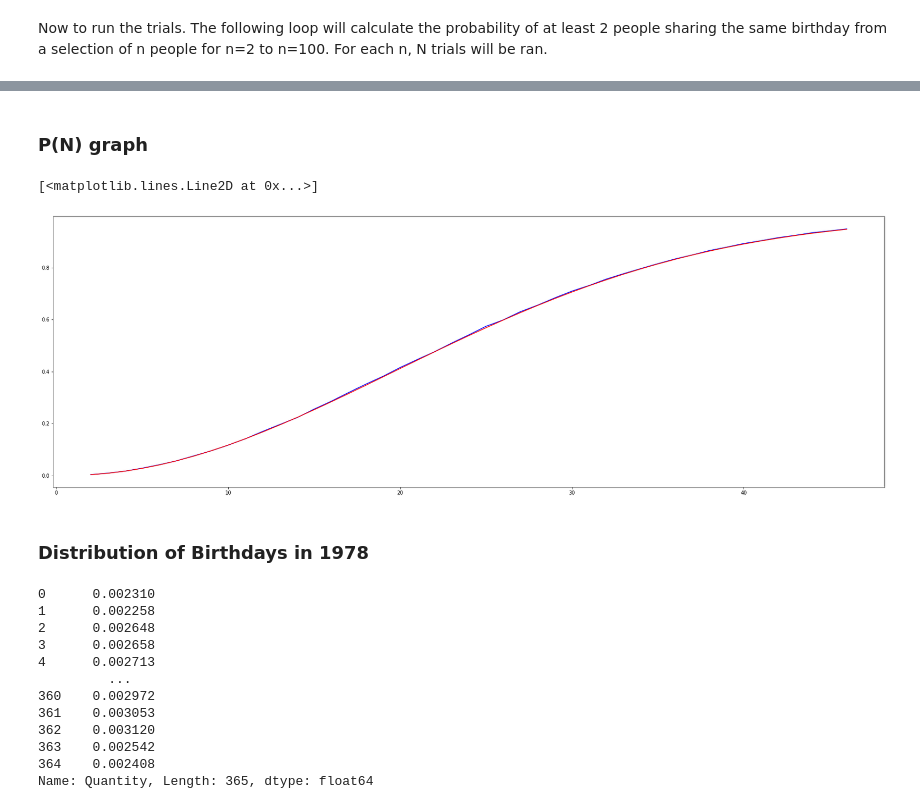
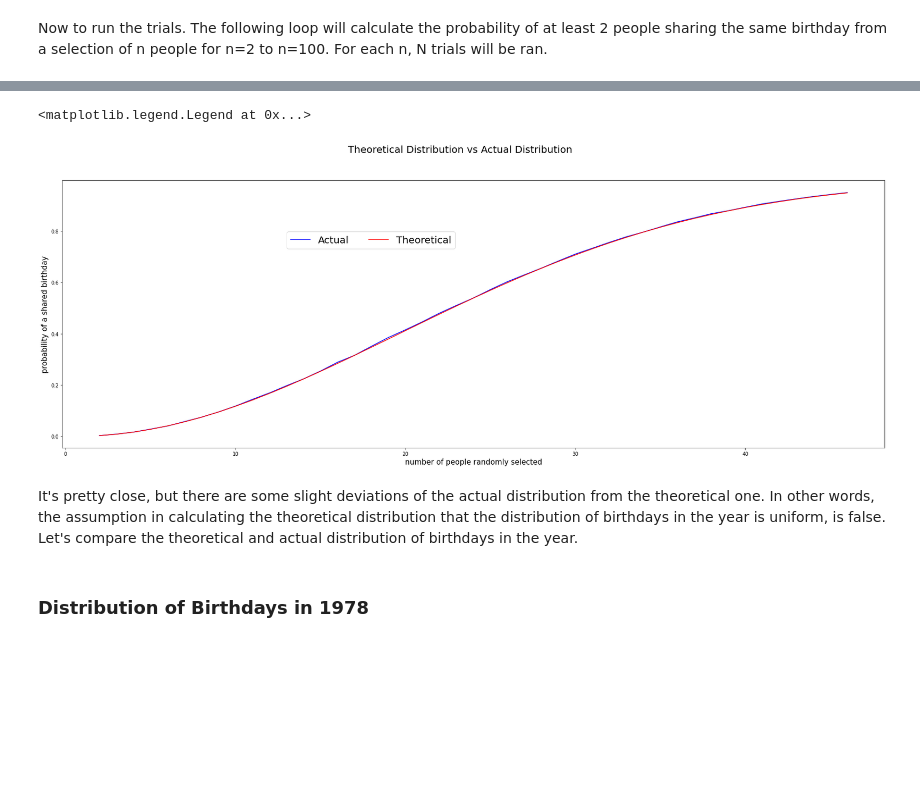
Before and after one commit to alvaro-pintado/alvaro-pintado.github.io, a Jupyter notebook: posts/E&P/TestingBdayParadox/BirthdayParadox.ipynb, the cells around one changed output, grey strips where cells are left out. Cells and saved outputs as stored; diff of their text form; code cells hidden in the pictures; blank space fills up the shorter version.

```diff
--- a/posts/E&P/TestingBdayParadox/BirthdayParadox.ipynb
+++ b/posts/E&P/TestingBdayParadox/BirthdayParadox.ipynb
@@ -105,29 +91,18 @@ plt.rcParams["figure.figsize"] = (30,10)
-# %% [markdown]
-### P(N) graph
 # %%
+plt.suptitle('Theoretical Distribution vs Actual Distribution', fontsize = 20)
+plt.xlabel('number of people randomly selected', fontsize = 15)
+plt.ylabel('probability of a shared birthday', fontsize = 15)
 plt.plot(x[:len(x)-53],dist[:len(dist)-53],'b')
 plt.plot(x[:len(x)-53],Dist[:len(Dist)-53], 'r')
+plt.figlegend( ('Actual', 'Theoretical'), bbox_to_anchor=(0.5, 0.75), ncol = 2, fontsize = 20)
 # %% [output]
-[<matplotlib.lines.Line2D at 0x...>]
+<matplotlib.legend.Legend at 0x...>
-[figure, old version]
+[figure, new version]
+# %% [markdown]
+It's pretty close, but there are some slight deviations of the actual distribution from the theoretical one. In other words, the assumption in calculating the theoretical distribution that the distribution of birthdays in the year is uniform, is false. Let's compare the theoretical and actual distribution of birthdays in the year.
 # %% [markdown]
 ### Distribution of Birthdays in 1978
 # %%
 birthdaysDist = df['Quantity']/df['Quantity'].sum()
-# %%
-birthdaysDist
-# %% [output]
-0      0.002310
-1      0.002258
-2      0.002648
-3      0.002658
-4      0.002713
-         ...
-360    0.002972
-361    0.003053
-362    0.003120
-363    0.002542
-364    0.002408
-Name: Quantity, Length: 365, dtype: float64
 # %%
 tBirthdayDist = [1.0/365]*365
```
Also changed, not shown: parts of 11 cells of this notebook, 3 other files.
